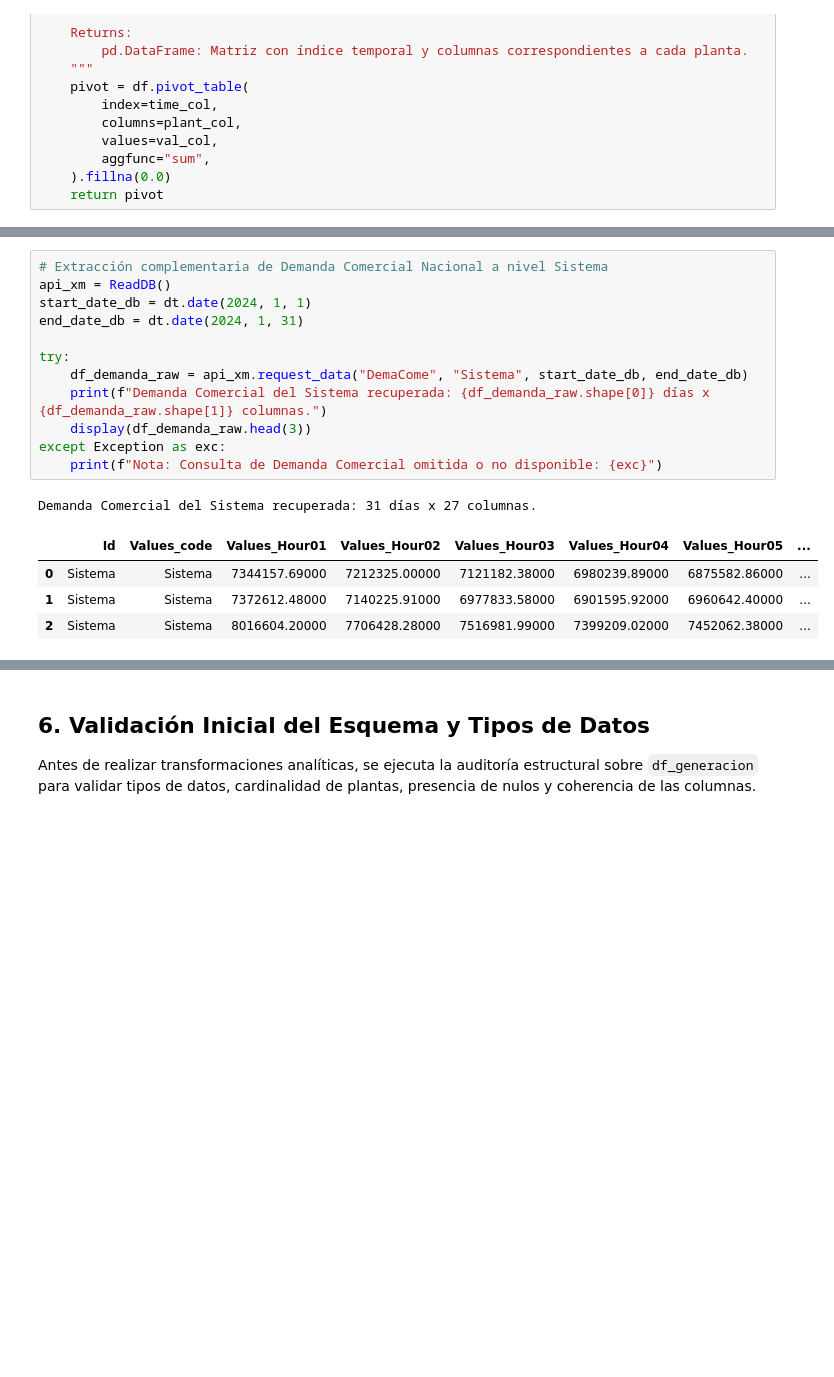
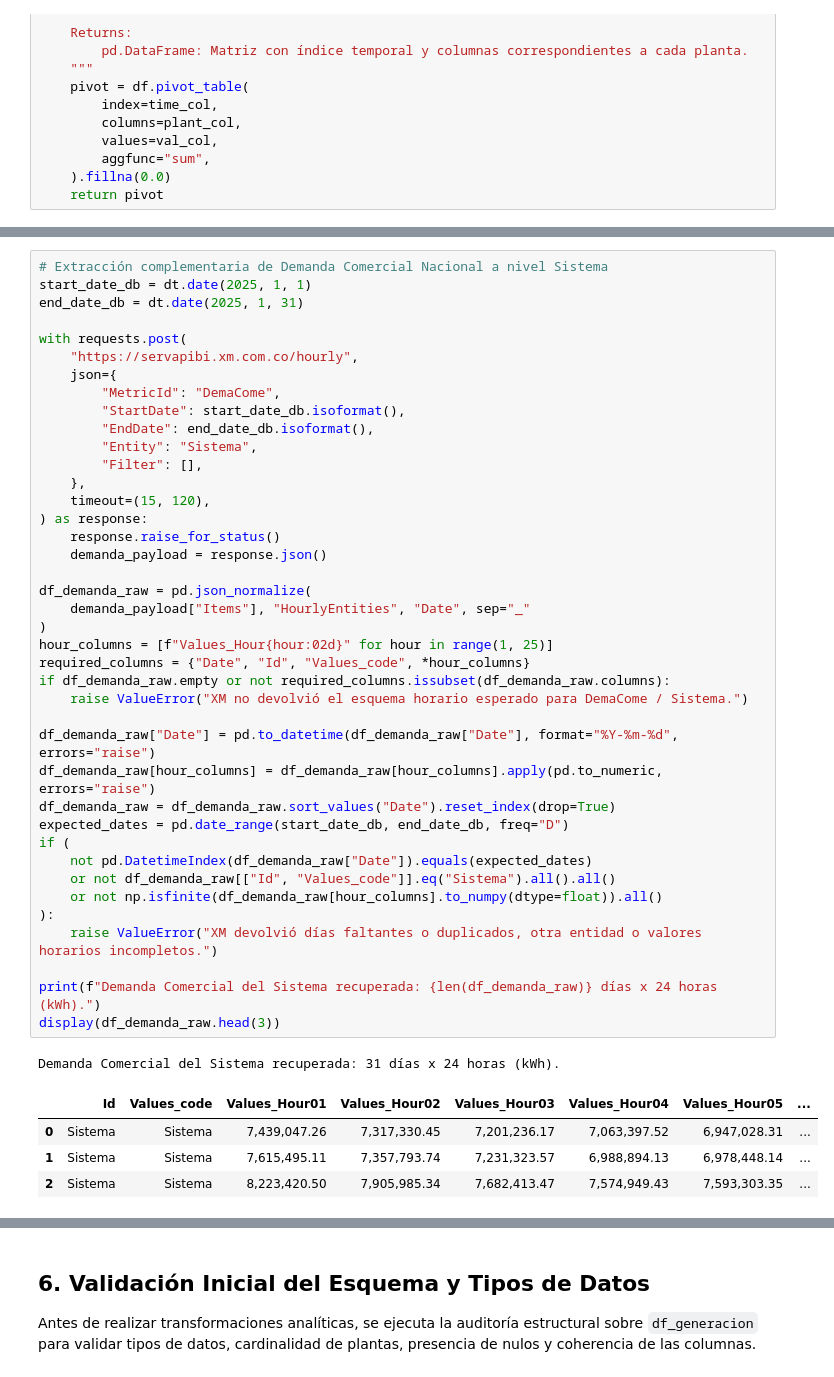
Before and after one commit to KevinHidalgoDS/tfm-analitica, a Jupyter notebook: notebook/escenario_03.ipynb, the cells around one changed output, grey strips where cells are left out. Drawn from its saved outputs; the diff is of its cells as text; blank space fills up the shorter version.

```diff
--- a/notebook/escenario_03.ipynb
+++ b/notebook/escenario_03.ipynb
@@ -334,18 +355,46 @@ Esto permite validar el balance de potencia del sistema eléctrico colombiano y
 # %%
 # Extracción complementaria de Demanda Comercial Nacional a nivel Sistema
-api_xm = ReadDB()
-start_date_db = dt.date(2024, 1, 1)
-end_date_db = dt.date(2024, 1, 31)
+start_date_db = dt.date(2025, 1, 1)
+end_date_db = dt.date(2025, 1, 31)
 
-try:
-    df_demanda_raw = api_xm.request_data("DemaCome", "Sistema", start_date_db, end_date_db)
-    print(f"Demanda Comercial del Sistema recuperada: {df_demanda_raw.shape[0]} días x {df_demanda_raw.shape[1]} columnas.")
-    display(df_demanda_raw.head(3))
-except Exception as exc:
-    print(f"Nota: Consulta de Demanda Comercial omitida o no disponible: {exc}")
+with requests.post(
+    "https://servapibi.xm.com.co/hourly",
+    json={
+        "MetricId": "DemaCome",
+        "StartDate": start_date_db.isoformat(),
+        "EndDate": end_date_db.isoformat(),
+        "Entity": "Sistema",
+        "Filter": [],
+    },
+    timeout=(15, 120),
+) as response:
+    response.raise_for_status()
+    demanda_payload = response.json()
+
+df_demanda_raw = pd.json_normalize(
+    demanda_payload["Items"], "HourlyEntities", "Date", sep="_"
+)
+hour_columns = [f"Values_Hour{hour:02d}" for hour in range(1, 25)]
+required_columns = {"Date", "Id", "Values_code", *hour_columns}
+if df_demanda_raw.empty or not required_columns.issubset(df_demanda_raw.columns):
+    raise ValueError("XM no devolvió el esquema horario esperado para DemaCome / Sistema.")
+
+df_demanda_raw["Date"] = pd.to_datetime(df_demanda_raw["Date"], format="%Y-%m-%d", errors="raise")
+df_demanda_raw[hour_columns] = df_demanda_raw[hour_columns].apply(pd.to_numeric, errors="raise")
+df_demanda_raw = df_demanda_raw.sort_values("Date").reset_index(drop=True)
+expected_dates = pd.date_range(start_date_db, end_date_db, freq="D")
+if (
+    not pd.DatetimeIndex(df_demanda_raw["Date"]).equals(expected_dates)
+    or not df_demanda_raw[["Id", "Values_code"]].eq("Sistema").all().all()
+    or not np.isfinite(df_demanda_raw[hour_columns].to_numpy(dtype=float)).all()
+):
+    raise ValueError("XM devolvió días faltantes o duplicados, otra entidad o valores horarios incompletos.")
+
+print(f"Demanda Comercial del Sistema recuperada: {len(df_demanda_raw)} días x 24 horas (kWh).")
+display(df_demanda_raw.head(3))
 # %% [output]
-Demanda Comercial del Sistema recuperada: 31 días x 27 columnas.
+Demanda Comercial del Sistema recuperada: 31 días x 24 horas (kWh).
 |  | Id | Values_code | Values_Hour01 | Values_Hour02 | Values_Hour03 | Values_Hour04 | Values_Hour05 | ... |
-| 0 | Sistema | Sistema | 7344157.69000 | 7212325.00000 | 7121182.38000 | 6980239.89000 | 6875582.86000 | ... |
-| 1 | Sistema | Sistema | 7372612.48000 | 7140225.91000 | 6977833.58000 | 6901595.92000 | 6960642.40000 | ... |
-| 2 | Sistema | Sistema | 8016604.20000 | 7706428.28000 | 7516981.99000 | 7399209.02000 | 7452062.38000 | ... |
+| 0 | Sistema | Sistema | 7,439,047.26 | 7,317,330.45 | 7,201,236.17 | 7,063,397.52 | 6,947,028.31 | ... |
+| 1 | Sistema | Sistema | 7,615,495.11 | 7,357,793.74 | 7,231,323.57 | 6,988,894.13 | 6,978,448.14 | ... |
+| 2 | Sistema | Sistema | 8,223,420.50 | 7,905,985.34 | 7,682,413.47 | 7,574,949.43 | 7,593,303.35 | ... |
```
Also changed, not shown: parts of 17 cells of this notebook, 2 other files.
